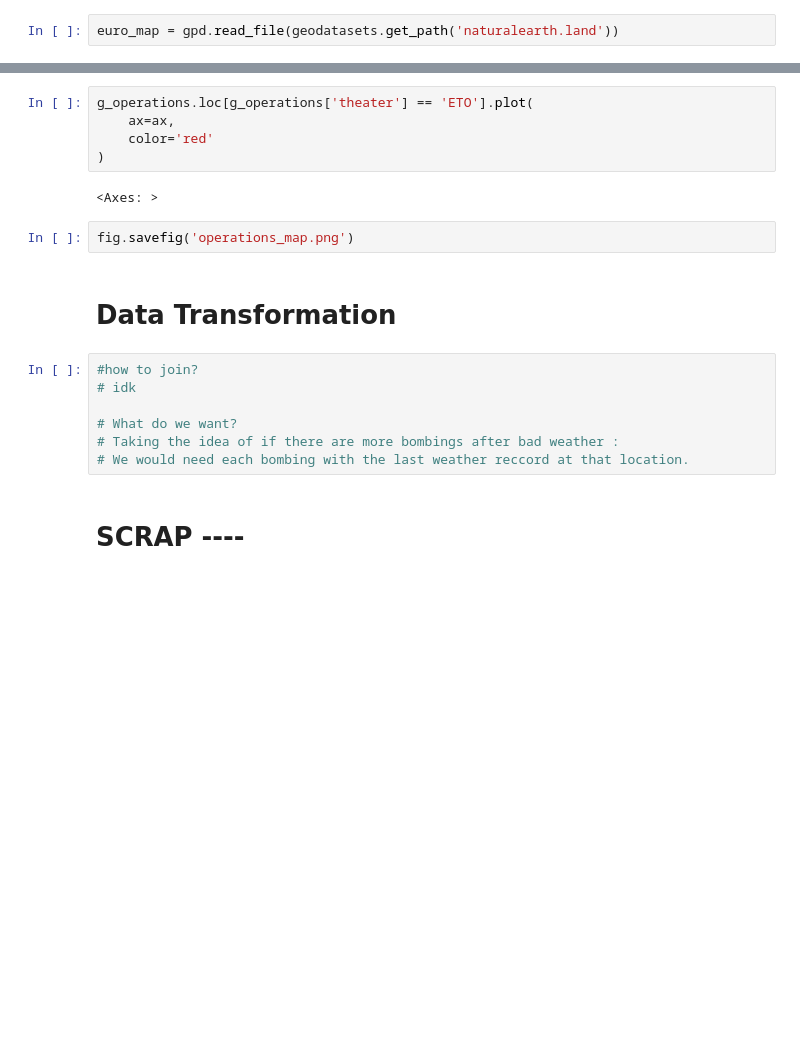
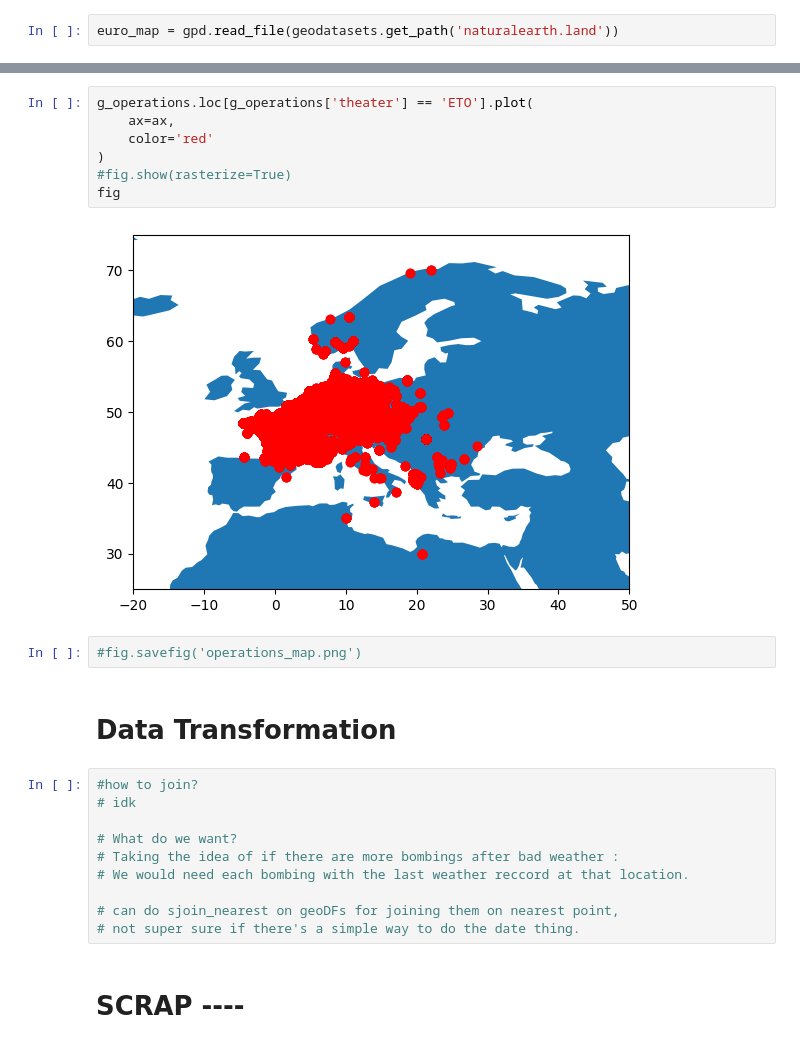
Before and after one commit to dianahuff/DATA-3454-Project, a Jupyter notebook: eda.ipynb, the cells around one changed output, grey strips where cells are left out. Saved outputs shown, nothing was run; the diff lists cells and outputs as text; blank space fills up the shorter version.

```diff
--- a/eda.ipynb
+++ b/eda.ipynb
@@ -191,12 +195,14 @@ euro_map.plot(ax=ax)
 # %%
 g_operations.loc[g_operations['theater'] == 'ETO'].plot(
     ax=ax,
     color='red'
 )
+#fig.show(rasterize=True)
+fig
 # %% [output]
-<Axes: >
+[figure, added]
 # %%
-fig.savefig('operations_map.png')
+#fig.savefig('operations_map.png')
 # %% [markdown]
 # Data Transformation
 # %%
@@ -206,6 +212,9 @@ fig.savefig('operations_map.png')
 # What do we want?
 # Taking the idea of if there are more bombings after bad weather :
 # We would need each bombing with the last weather reccord at that location.
+
+# can do sjoin_nearest on geoDFs for joining them on nearest point,
+# not super sure if there's a simple way to do the date thing.
 # %% [markdown]
 # SCRAP ----
 # %%
```
Also changed, not shown: parts of 1 cell of this notebook, 1 other file.
